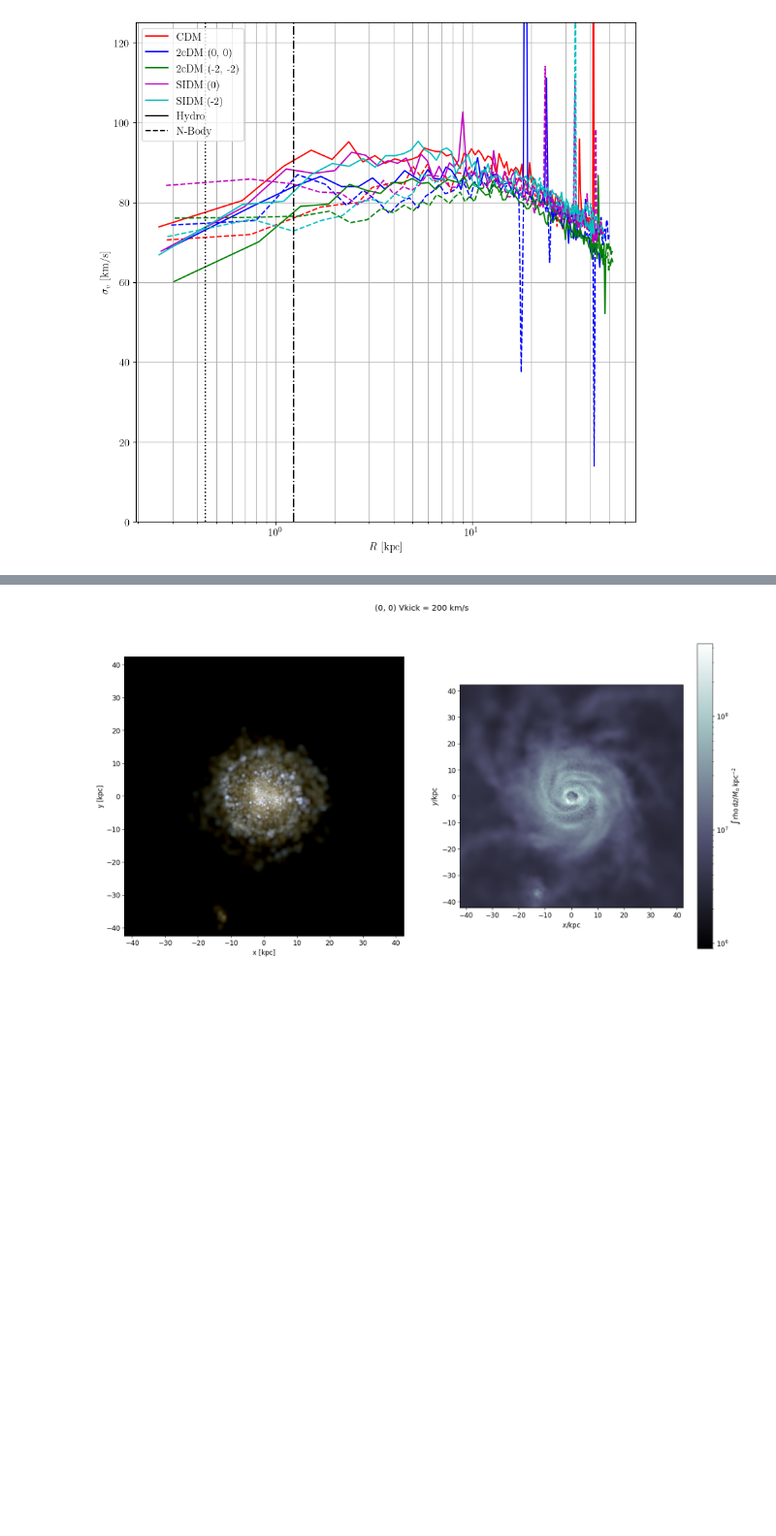
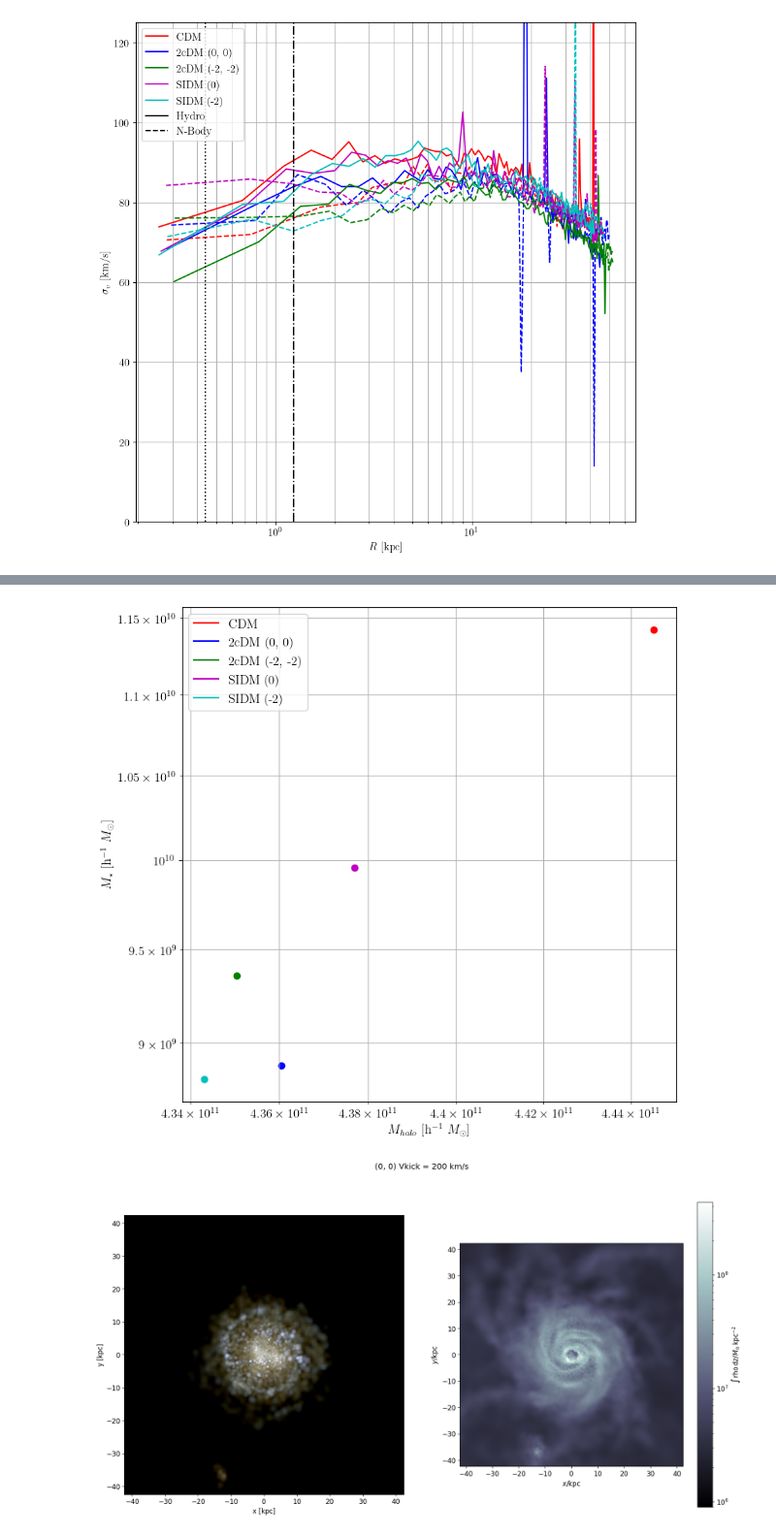
Before and after one commit to rtlow/2cDM_paperII, a Jupyter notebook: jupyter/subhalo_particle_analysis.ipynb, the cells around one changed output, grey strips where cells are left out. Shown at 97% size. Cells and saved outputs as stored; diff of their text form; code cells hidden in the pictures; blank space fills up the shorter version.

```diff
--- a/jupyter/subhalo_particle_analysis.ipynb
+++ b/jupyter/subhalo_particle_analysis.ipynb
@@ -540,3 +544,67 @@ run_SIDM_DREAMS116_HY_powerm2_sigma1_dir_3 7.24e+10 Msol
+# %%
+redshift = 0
+colors = {
+    'CDM': 'r',
+    '2cDM': {
+        '[0, 0]': 'b',
+        '[-2, -2]': 'g',
+    },
+    'SIDM': {
+        '[0]': 'm',
+        '[-2]': 'c'
+    },
+}
+dashings = {
+    'HY': 'solid',
+    'DM': 'dashed'
+}
+runs = [
+    'run_CDM_DREAMS116_HY_dir_9',
+    'run_2cDM_DREAMS116_HY_power00_sigma1_dir_5_Vkick100.00',
+    'run_2cDM_DREAMS116_HY_powerm2m2_sigma1_dir_7_Vkick100.00',
+    'run_SIDM_DREAMS116_HY_power0_sigma1_dir_1',
+    'run_SIDM_DREAMS116_HY_powerm2_sigma1_dir_3',
+]
+
+fig, ax = plt.subplots(1,1, figsize=[8.5, 8.5])
+
+for run_n in runs:
+    run = cosmoSim(run_n, base_path=base_path)
+    idx = run.redshift_to_index(redshift)
+
+    snap_path = os.path.join(data_path, run_n, f'snap_{idx:03}.hdf5')
+
+    f = pynbody.load(snap_path)
+    h = f.halos(subhalos=True)
+
+    f.physical_units()
+
+    if run.dm_type == 'CDM':
+        color = colors[run.dm_type]
+    else:
+        color = colors[run.dm_type][str(run.powerLaws)]
+    ax.scatter(h[0].properties['SubhaloMass'], h[0].properties['SubhaloMassType'][4], color=color)
+
+ax.set_xlabel('$M_{halo}$ [h$^{-1}$ $M_{\\odot}$]')
+ax.set_ylabel('$M_{\\star}$ [h$^{-1}$ $M_{\\odot}$]')
+ax.set_yscale("log")
+ax.set_xscale("log")
+ax.grid(True, which="both", ls="-")
+ax.set_box_aspect(aspect=1)
+
+ax.plot([],[], label='CDM', color='r')
+ax.plot([],[], label='2cDM (0, 0)', color='b')
+ax.plot([],[], label='2cDM (-2, -2)', color='g')
+ax.plot([],[], label='SIDM (0)', color='m')
+ax.plot([],[], label='SIDM (-2)', color='c')
+# ax.plot([],[], label='Hydro', color='k', linestyle='solid')
+# ax.plot([],[], label='N-Body', color='k', linestyle='dashed')
+
+plt.legend()
+
+plt.savefig(out_path + 'hmass-smass.pdf')
+# %% [output]
+[figure, added]
 # %%
 run_n = 'run_2cDM_811_HY_power00_sigma1_dir_9_Vkick200.00'
 redshift = 0
```
Also changed, not shown: parts of 2 cells of this notebook, 5 other files.
